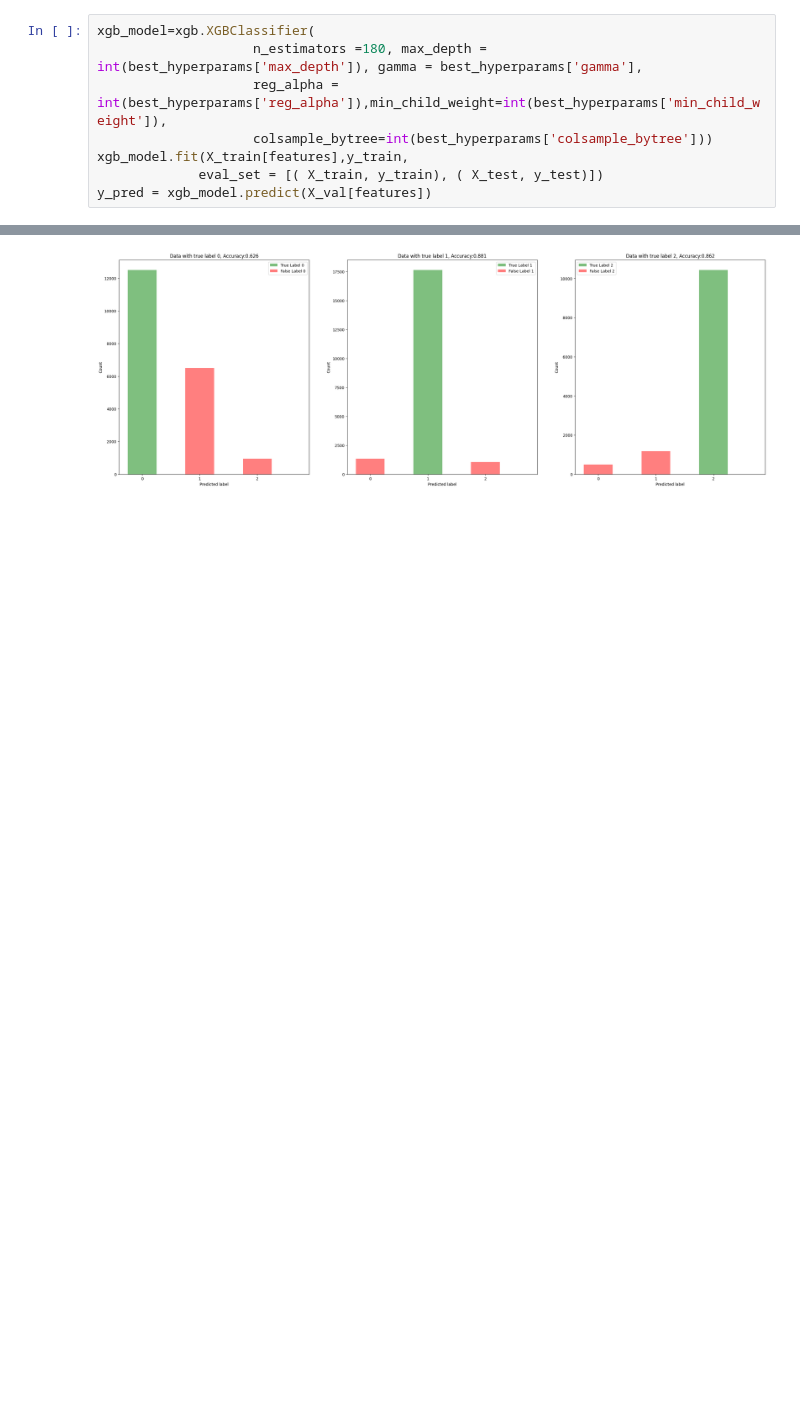
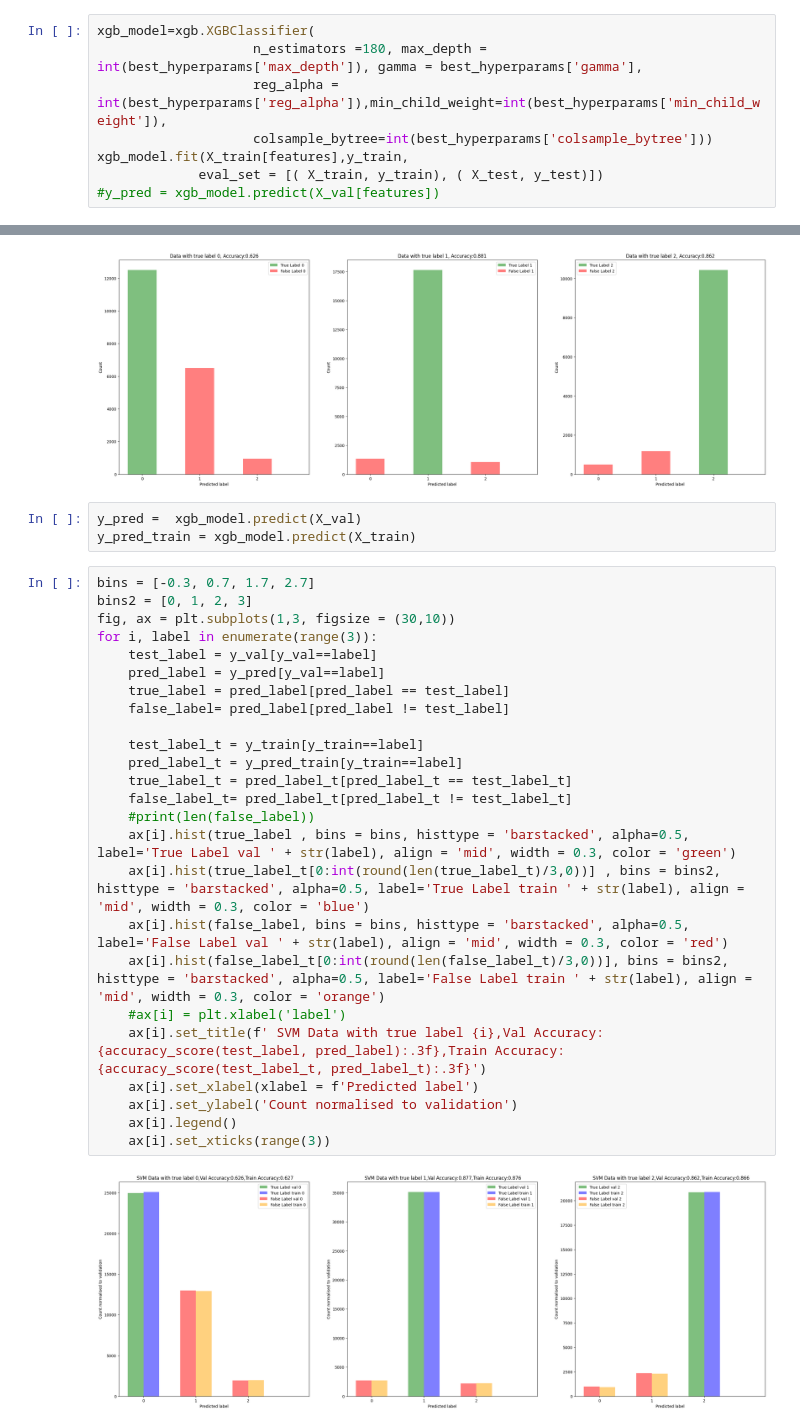
Before and after one commit to NiklasD/ML_Seminar, a Jupyter notebook: notebooks/02-07_XGB_optimization.ipynb, the cells around one changed output, grey strips where cells are left out. Drawn from its saved outputs; the diff is of its cells as text; blank space fills up the shorter version.

```diff
--- a/notebooks/02-07_XGB_optimization.ipynb
+++ b/notebooks/02-07_XGB_optimization.ipynb
@@ -114,5 +119,5 @@ xgb_model=xgb.XGBClassifier(
                     colsample_bytree=int(best_hyperparams['colsample_bytree']))
 xgb_model.fit(X_train[features],y_train,
              eval_set = [( X_train, y_train), ( X_test, y_test)])
-y_pred = xgb_model.predict(X_val[features])
+#y_pred = xgb_model.predict(X_val[features])
 # %% [output]
@@ -204,3 +231,33 @@ for i, label in enumerate(range(3)):
 #plt.xticks(range(3))
 # %% [output]
 [figure]
+# %%
+y_pred =  xgb_model.predict(X_val)
+y_pred_train = xgb_model.predict(X_train)
+# %%
+bins = [-0.3, 0.7, 1.7, 2.7]
+bins2 = [0, 1, 2, 3]
+fig, ax = plt.subplots(1,3, figsize = (30,10))
+for i, label in enumerate(range(3)):
+    test_label = y_val[y_val==label]
+    pred_label = y_pred[y_val==label]
+    true_label = pred_label[pred_label == test_label]
+    false_label= pred_label[pred_label != test_label]
+
+    test_label_t = y_train[y_train==label]
+    pred_label_t = y_pred_train[y_train==label]
+    true_label_t = pred_label_t[pred_label_t == test_label_t]
+    false_label_t= pred_label_t[pred_label_t != test_label_t]
+    #print(len(false_label))
+    ax[i].hist(true_label , bins = bins, histtype = 'barstacked', alpha=0.5, label='True Label val ' + str(label), align = 'mid', width = 0.3, color = 'green')
+    ax[i].hist(true_label_t[0:int(round(len(true_label_t)/3,0))] , bins = bins2, histtype = 'barstacked', alpha=0.5, label='True Label train ' + str(label), align = 'mid', width = 0.3, color = 'blue')
+    ax[i].hist(false_label, bins = bins, histtype = 'barstacked', alpha=0.5, label='False Label val ' + str(label), align = 'mid', width = 0.3, color = 'red')
+    ax[i].hist(false_label_t[0:int(round(len(false_label_t)/3,0))], bins = bins2, histtype = 'barstacked', alpha=0.5, label='False Label train ' + str(label), align = 'mid', width = 0.3, color = 'orange')
+    #ax[i] = plt.xlabel('label')
+    ax[i].set_title(f' SVM Data with true label {i},Val Accuracy:{accuracy_score(test_label, pred_label):.3f},Train Accuracy:{accuracy_score(test_label_t, pred_label_t):.3f}')
+    ax[i].set_xlabel(xlabel = f'Predicted label')
+    ax[i].set_ylabel('Count normalised to validation')
+    ax[i].legend()
+    ax[i].set_xticks(range(3))
+# %% [output]
+[figure, added]
```
Also changed, not shown: parts of 5 cells of this notebook, 11 other files.
